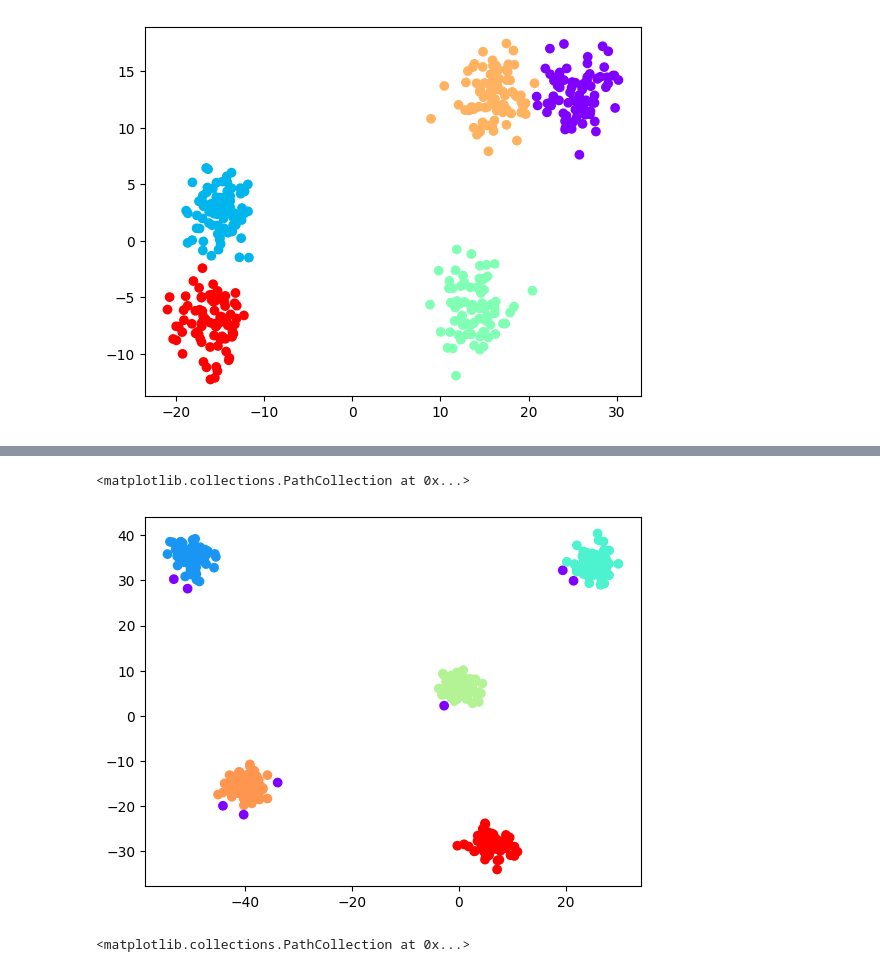
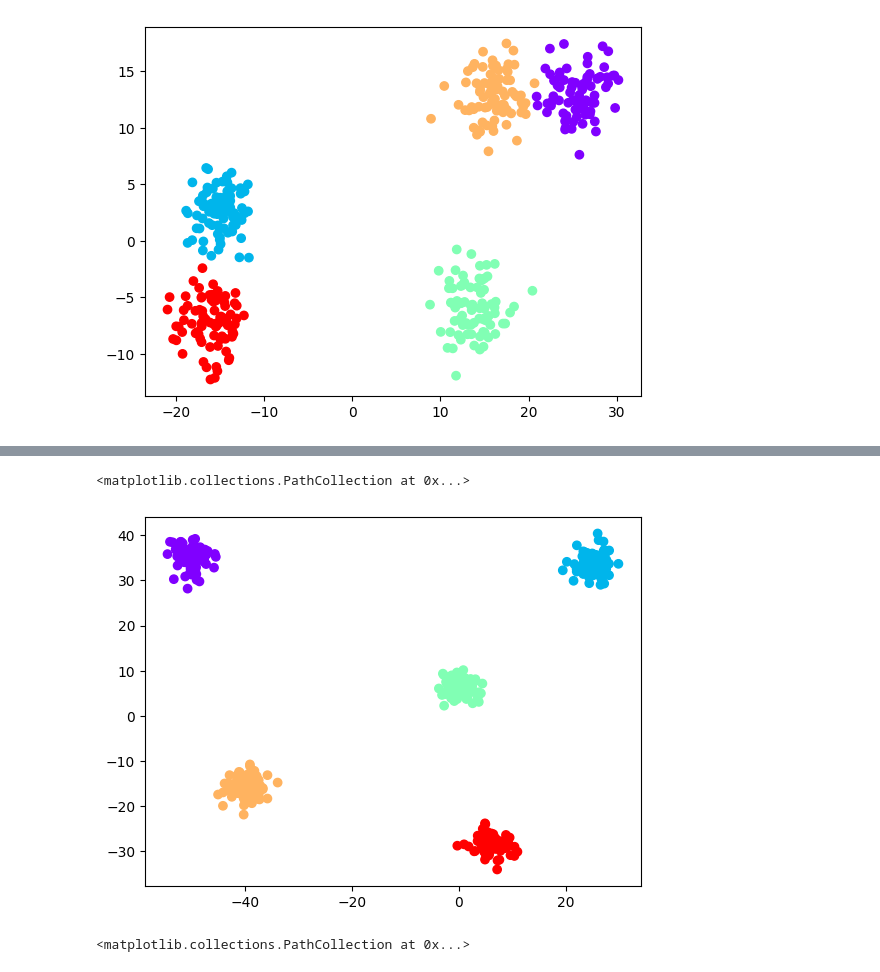
Before and after one commit to adnanqidwai/Comparing_Clustering_Algos, a Jupyter notebook: 2.ipynb, the cells around one changed output, grey strips where cells are left out. Saved outputs shown, nothing was run; the diff lists cells and outputs as text; code cells hidden in the pictures.

```diff
--- a/2.ipynb
+++ b/2.ipynb
@@ -55,9 +57,9 @@ plt.scatter(wellSeperated['0'], wellSeperated['1'], c=Kmeans_wellSeperated.label
 # %%
-DBSCAN_compact=DBSCAN(eps=2, min_samples=3).fit(compact)
+DBSCAN_compact=DBSCAN(eps=3, min_samples=3).fit(compact)
 plt.scatter(compact['x1'], compact['x2'], c=DBSCAN_compact.labels_, cmap='rainbow')
 # %% [output]
 <matplotlib.collections.PathCollection at 0x...>
-[figure, old version]
+[figure, new version]
 # %%
 DBSCAN_skewed=DBSCAN(eps=2, min_samples=1).fit(skewed)
 plt.scatter(skewed['x1'], skewed['x2'], c=DBSCAN_skewed.labels_, cmap='rainbow')
```
Also changed, not shown: parts of 6 cells of this notebook.
